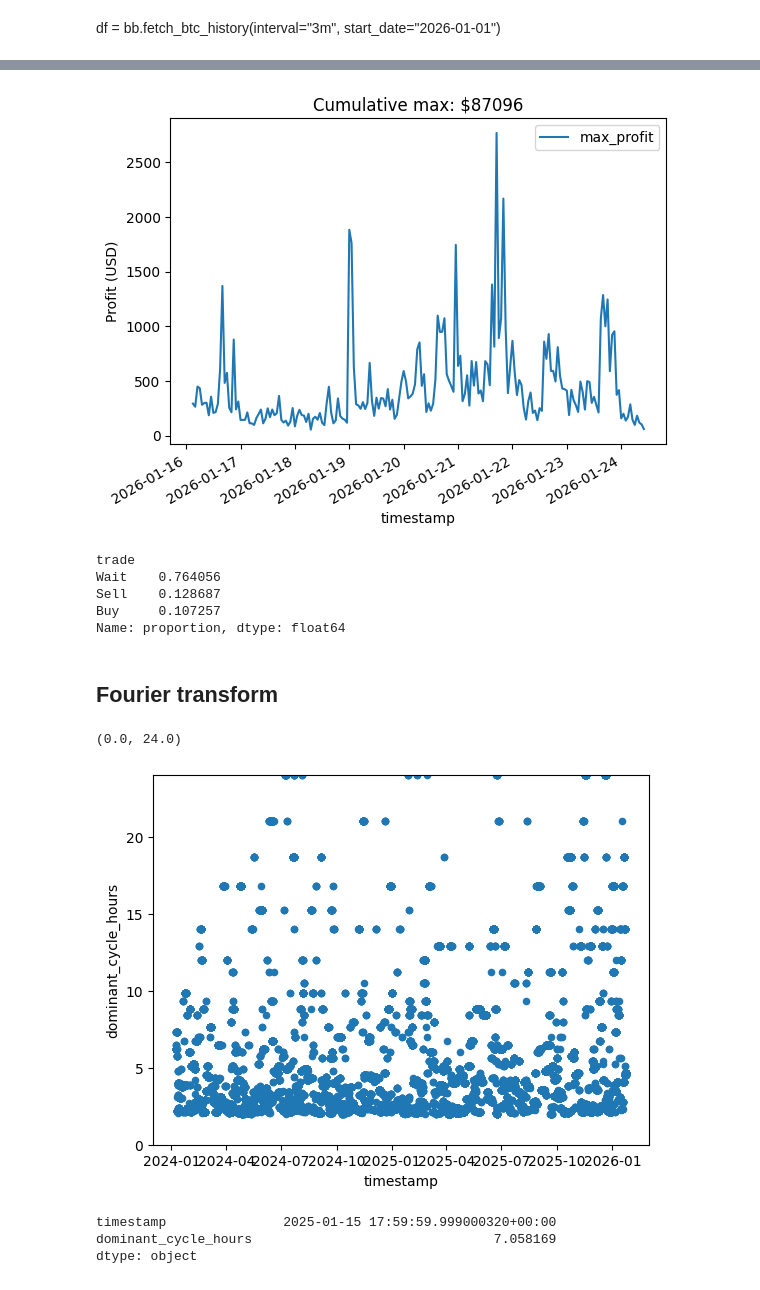
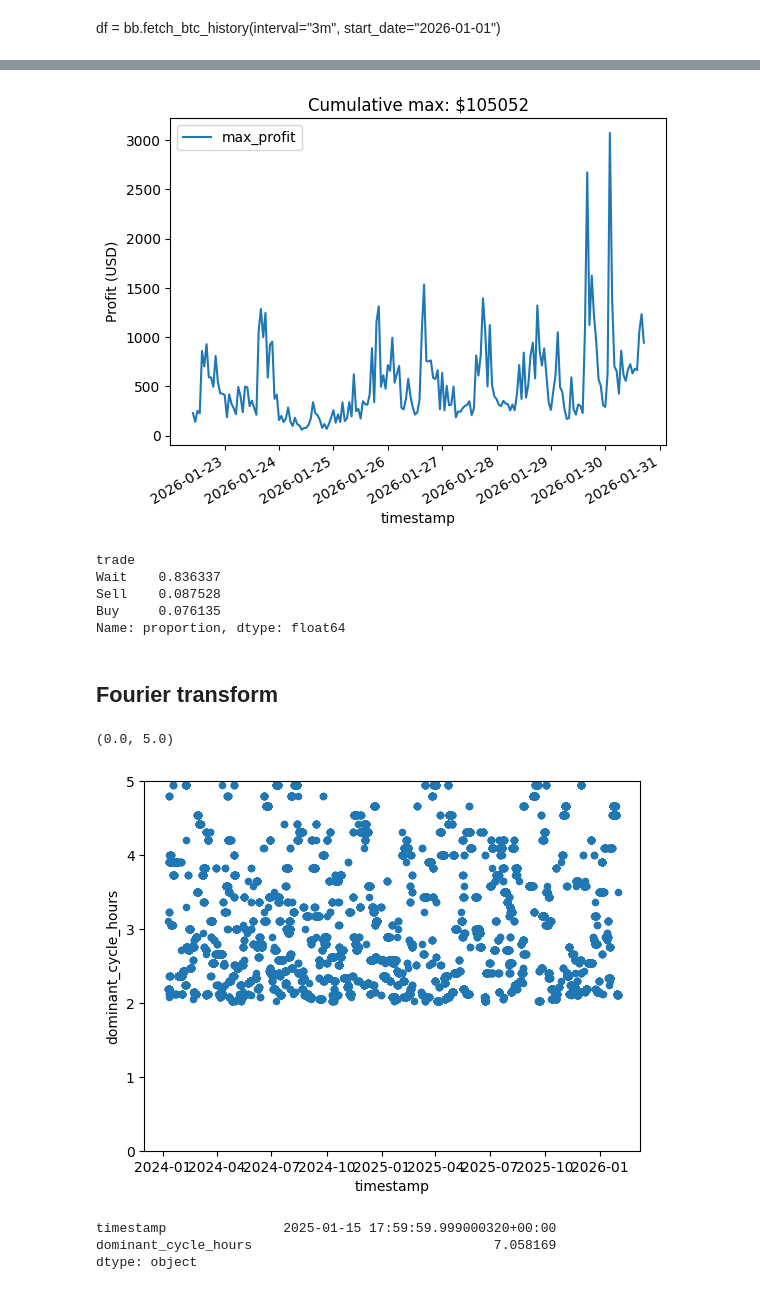
Before and after one commit to janalbertviljoen/Trading_Bot, a Jupyter notebook: run_bot.ipynb, the cells around one changed output, grey strips where cells are left out. Cells and saved outputs as stored; diff of their text form; code cells hidden in the pictures.

```diff
--- a/run_bot.ipynb
+++ b/run_bot.ipynb
@@ -14,7 +30,7 @@ df = bb.fetch_btc_history(interval="3m", start_date="2026-01-01")
 df["vwap"] = bb.rolling_vwap(df, window=12)
 # %%
 # Detect deviations > 3%
-df = bb.detect_large_moves(df, threshold=0.008)
+df = bb.detect_large_moves(df, threshold=0.01)
 # %%
 df = bb.trade_direction(df)
 # %%
@@ -41,14 +89,14 @@ def plot_profit(df):
 # %%
 plot_profit(df_sample)
 # %% [output]
-[figure, old version]
+[figure, new version]
 # %%
 df['trade'].value_counts(normalize=True)
 # %% [output]
 trade
-Wait    0.764056
-Sell    0.128687
-Buy     0.107257
+Wait    0.836337
+Sell    0.087528
+Buy     0.076135
 Name: proportion, dtype: float64
 # %% [markdown]
 ## Fourier transform
@@ -72,10 +120,10 @@ cycle_df = pd.DataFrame({
 })
 # %%
 cycle_df.plot.scatter(x='timestamp',y='dominant_cycle_hours')
-plt.ylim(0,24)
+plt.ylim(0,5)
 # %% [output]
-(0.0, 24.0)
+(0.0, 5.0)
-[figure, old version]
+[figure, new version]
 # %%
 cycle_df.mean()
 # %% [output]
```
Also changed, not shown: parts of 4 cells of this notebook, 1 other file.
